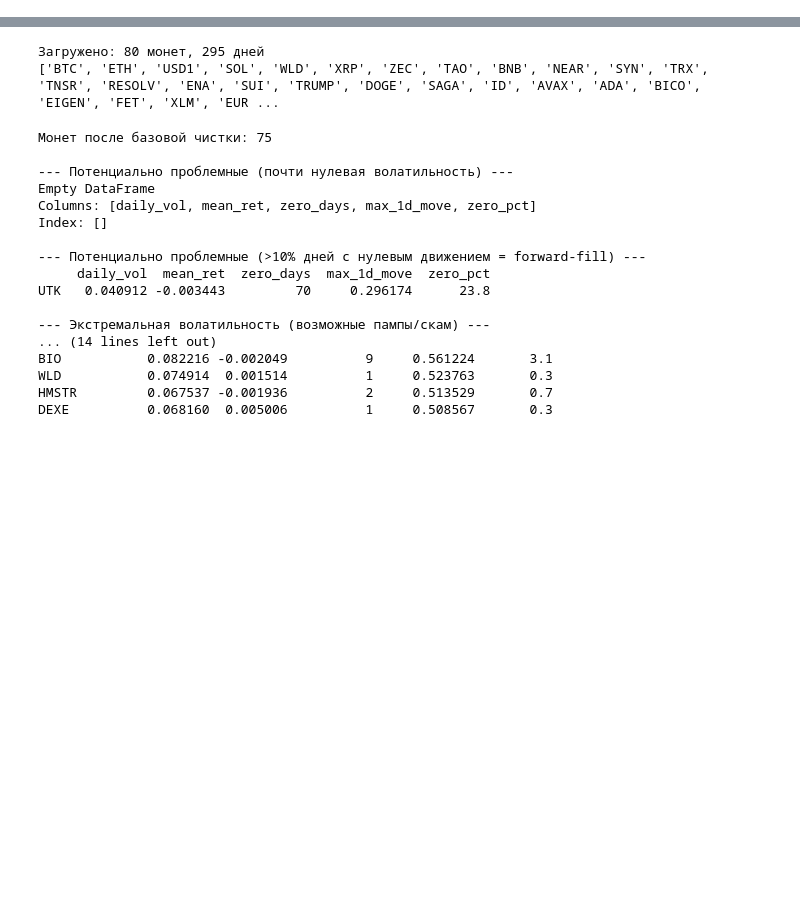
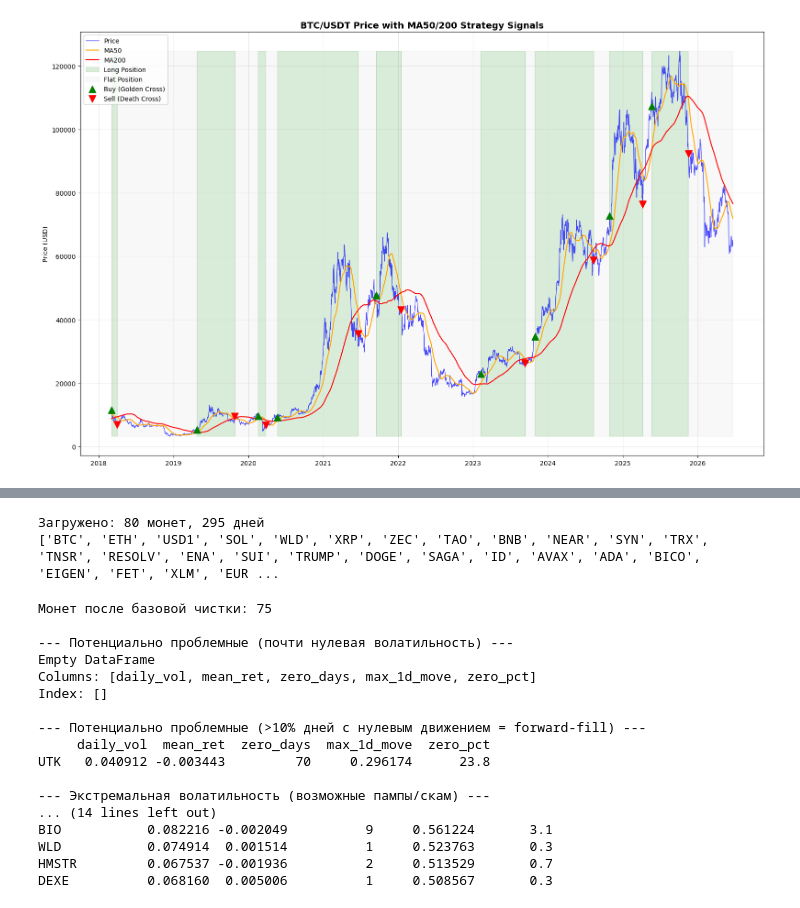
Before and after one commit to pda95/ai-crypto-hedge-fund, a Jupyter notebook: notebooks/hedge_fund.ipynb, the cells around one changed output, grey strips where cells are left out. Cells and saved outputs as stored; diff of their text form; code cells hidden in the pictures; blank space fills up the shorter version.

```diff
--- a/notebooks/hedge_fund.ipynb
+++ b/notebooks/hedge_fund.ipynb
@@ -33,0 +91,33 @@ metrics
+# %%
+fig, ax1 = plt.subplots(1, 1, figsize=(16, 10))
+
+ax1.plot(df['timestamp'], df['close'], label='Price', color='blue', alpha=0.7, linewidth=1)
+ax1.plot(df['timestamp'], df['ma50'], label='MA50', color='orange', linewidth=1.5)
+ax1.plot(df['timestamp'], df['ma200'], label='MA200', color='red', linewidth=1.5)
+
+
+ax1.fill_between(df['timestamp'], df['close'].min(), df['close'].max(),
+                 where=df['position'] == 1, alpha=0.15, color='green', label='Long Position')
+ax1.fill_between(df['timestamp'], df['close'].min(), df['close'].max(),
+                 where=df['position'] == 0, alpha=0.05, color='gray', label='Flat Position')
+
+pos_change = df['position'].diff()
+pos_change.iloc[0] = 0
+
+buy_signals  = df[pos_change == 1]
+sell_signals = df[pos_change == -1]
+
+ax1.scatter(buy_signals['timestamp'], buy_signals['close'],
+            color='green', marker='^', s=120, label='Buy (Golden Cross)', zorder=5)
+ax1.scatter(sell_signals['timestamp'], sell_signals['close'],
+            color='red', marker='v', s=120, label='Sell (Death Cross)', zorder=5)
+
+ax1.set_title('BTC/USDT Price with MA50/200 Strategy Signals', fontsize=14, fontweight='bold')
+ax1.set_ylabel('Price (USD)')
+ax1.legend(loc='upper left')
+ax1.grid(True, alpha=0.3)
+
+plt.tight_layout()
+plt.show()
+# %% [output]
+[figure, added]
```
Also changed, not shown: parts of 57 cells of this notebook, 10 other files.
